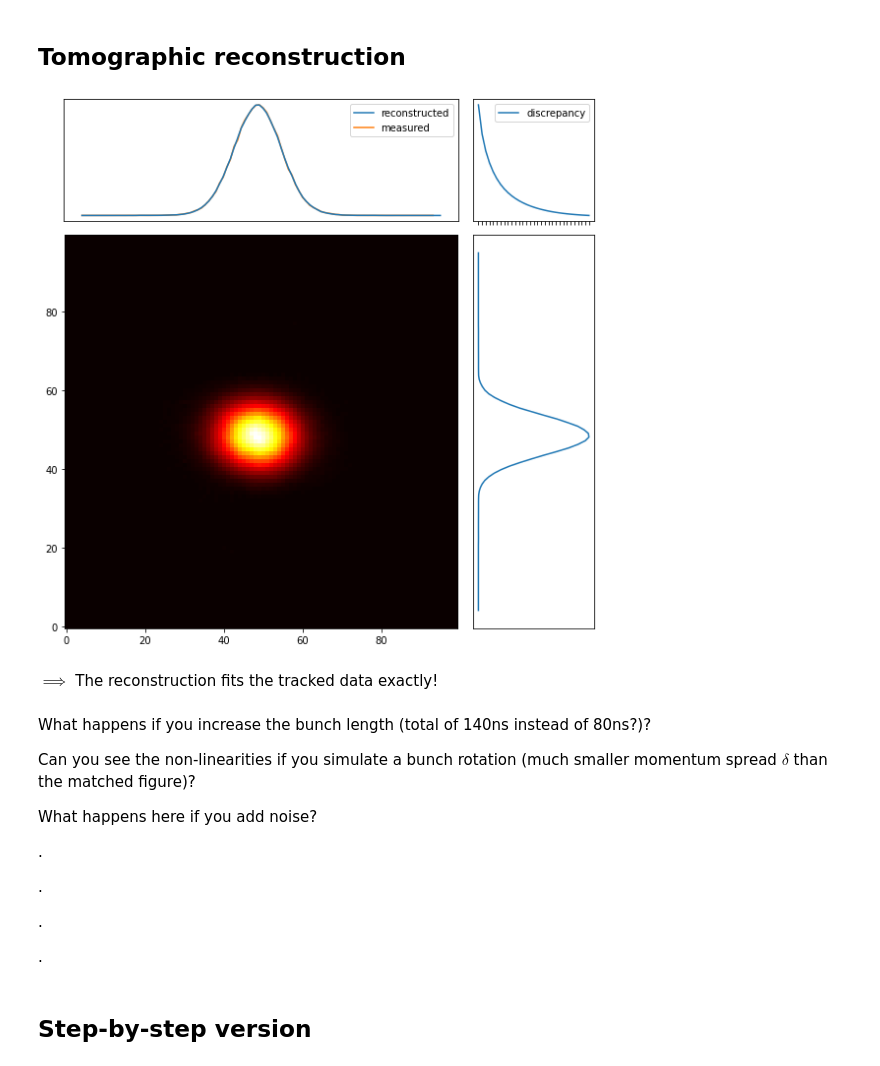
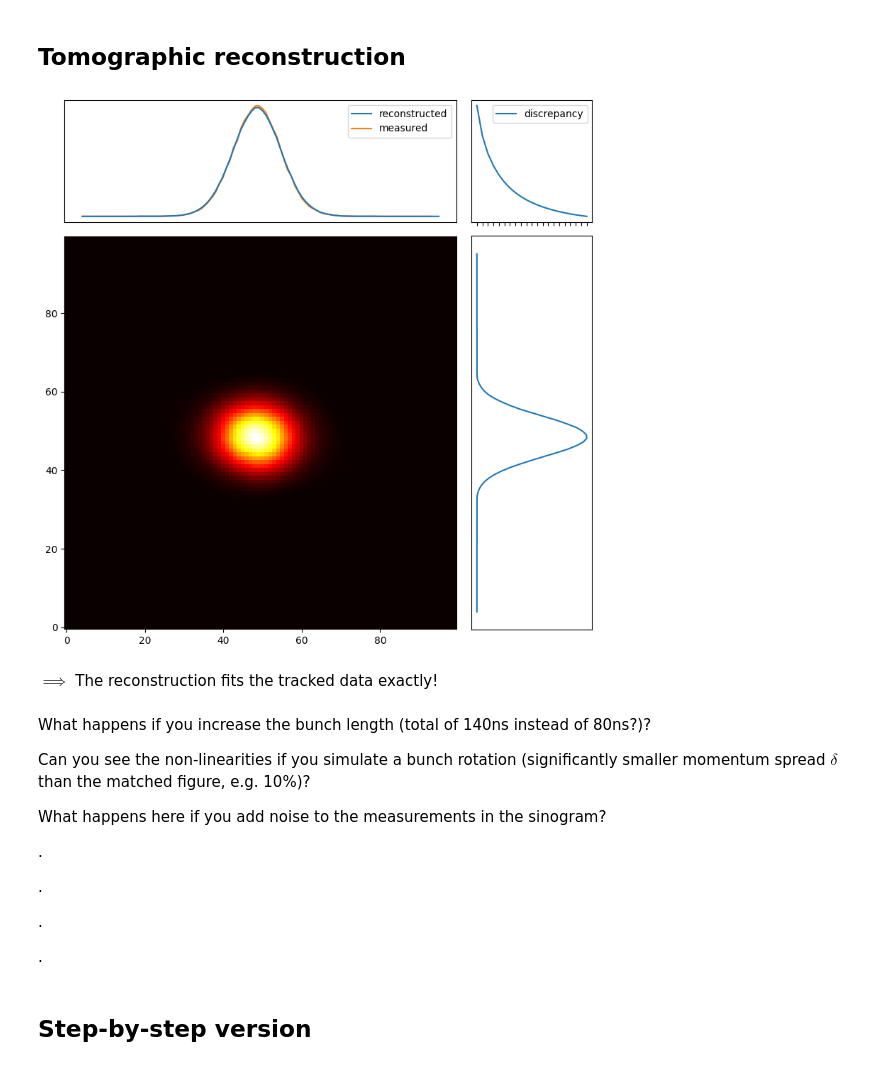
Before and after one commit to aoeftiger/TUDa-demo-lecture-tomo, a Jupyter notebook: acc-tomo.ipynb, the cells around one changed output. Cells and saved outputs as stored; diff of their text form; code cells hidden in the pictures.

```diff
--- a/acc-tomo.ipynb
+++ b/acc-tomo.ipynb
@@ -196,7 +198,7 @@ machine_args = {
     'filmstart':            0, # Number of the first profile at which to reconstruct
     'filmstop':             1, # Number of the last profile at which to reconstruct
     'filmstep':             1, # Step between reconstructions
-    'niter':                30, # Number of iterations for each reconstruction
+    'niter':                20, # Number of iterations for each reconstruction
     'snpt':                 4, # Square root of the number of test particles to track per cell
     'full_pp_flag':         False, # Flag to extend the region in phase space of map elements (if =1)
     'beam_ref_frame':       0, # Reference frame for bunch parameters (synchronous phase, baseline, integral)
@@ -275,17 +282,19 @@ weight = tomo.run(niter=mach.niter)
 image = tomoout.create_phase_space_image(
     xp, yp, weight, nbins, reconstr_idx)
 # %%
+matplotlib.rc_file_defaults()
+
 tomoout.show(image, tomo.diff, waterfall[reconstr_idx])
 # %% [output]
-[figure, old version]
+[figure, new version]
 # %% [markdown]
 $\implies$ The reconstruction fits the tracked data exactly!
 # %% [markdown]
 What happens if you increase the bunch length (total of 140ns instead of 80ns?)?
 
-Can you see the non-linearities if you simulate a bunch rotation (much smaller momentum spread $\delta$ than the matched figure)?
+Can you see the non-linearities if you simulate a bunch rotation (significantly smaller momentum spread $\delta$ than the matched figure, e.g. 10%)?
 
-What happens here if you add noise?
+What happens here if you add noise to the measurements in the sinogram?
 
 .
 
```
Also changed, not shown: parts of 10 cells of this notebook, 2 other files.
